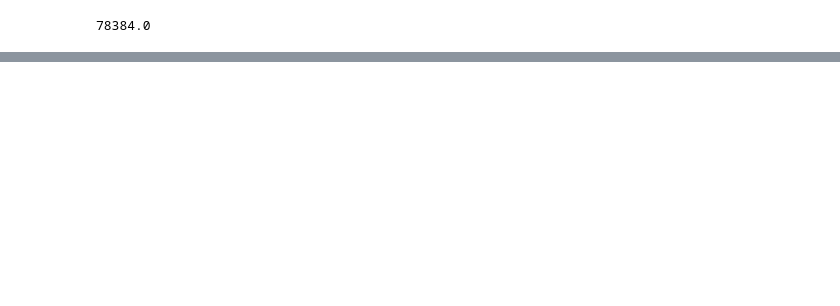
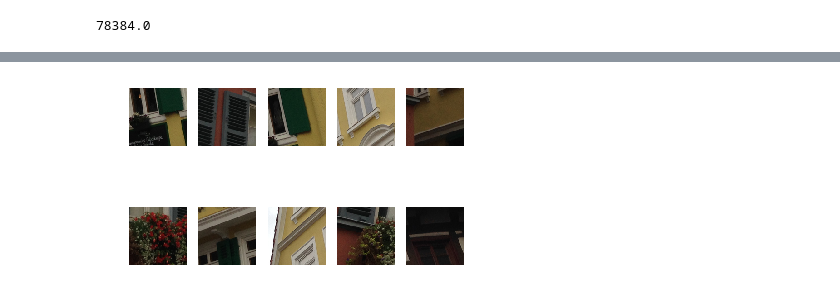
Before and after one commit to maozhiqiang/ICIC, a Jupyter notebook: data_gen.ipynb, the cells around one changed output, grey strips where cells are left out. Drawn from its saved outputs; the diff is of its cells as text; code cells hidden in the pictures; blank space fills up the shorter version.

```diff
--- a/data_gen.ipynb
+++ b/data_gen.ipynb
@@ -33,7 +34,7 @@ class data_aug():
                 save_path = 'aug_data/train/{0}_{1}.png'.format(idx, crop_idx)
                 crop_img.save(save_path)
                 self.crop_list.append(save_path)
-
+            print('finish crop {0}/{1}'.format(idx, len(self.img_list)))
 
     def open_file_aug(self):
         # flip left and right and random rotate
@@ -48,11 +49,14 @@ class data_aug():
             aug_imgs.append(self._random_rotate(aug_imgs[0]))
             aug_imgs.append(self._random_rotate(aug_imgs[1]))
             aug_imgs.append(self._random_rotate(aug_imgs[1]))
-            for
+            for i, aug_img in enumerate(aug_imgs):
+                if i == 0: continue
+                save_path = crop.split('.')[0] + '_aug_{}.png'.format(i)
+                Image.fromarray(aug_img).save(save_path)
+            print('finish {0}/{1}'.format(idx, len(self.crop_list)))
 
-    def _random_rotate(self, img, low_angle=1, high_angle=8):
+    def _random_rotate(self, img, low_angle=1, high_angle=4):
         assert type(img) == np.ndarray
-        import random
         img_r = Image.fromarray(img).rotate(random.randint(low_angle, high_angle))
 # %%
 (1048 + 585) * 10 * 6 * 0.8
@@ -76,0 +65,2 @@ img_r.rotate()
+# %%
+da = data_aug(sess, img_list)
@@ -76,0 +70,18 @@ img_r.rotate()
+# %%
+da.crop_list = !ls aug_data/train/
+for i in range(len(da.crop_list)):
+    da.crop_list[i] = 'aug_data/train/' + da.crop_list[i]
+# %%
+def show_crops(crop_list, idx):
+    idx = int(idx / 10) * 10
+    s_idx = idx - 10
+    crop_list = crop_list[s_idx:idx]
+    for i in range(1, 11):
+        plt.subplot(2,5,i)
+        plt.imshow(np.array(Image.open(crop_list[i - 1])))
+        plt.axis('off')
+    plt.show()
+# %%
+show_crops(da.crop_list, 25)
+# %% [output]
+[figure, added]
```
Also changed, not shown: parts of 15 cells of this notebook.
